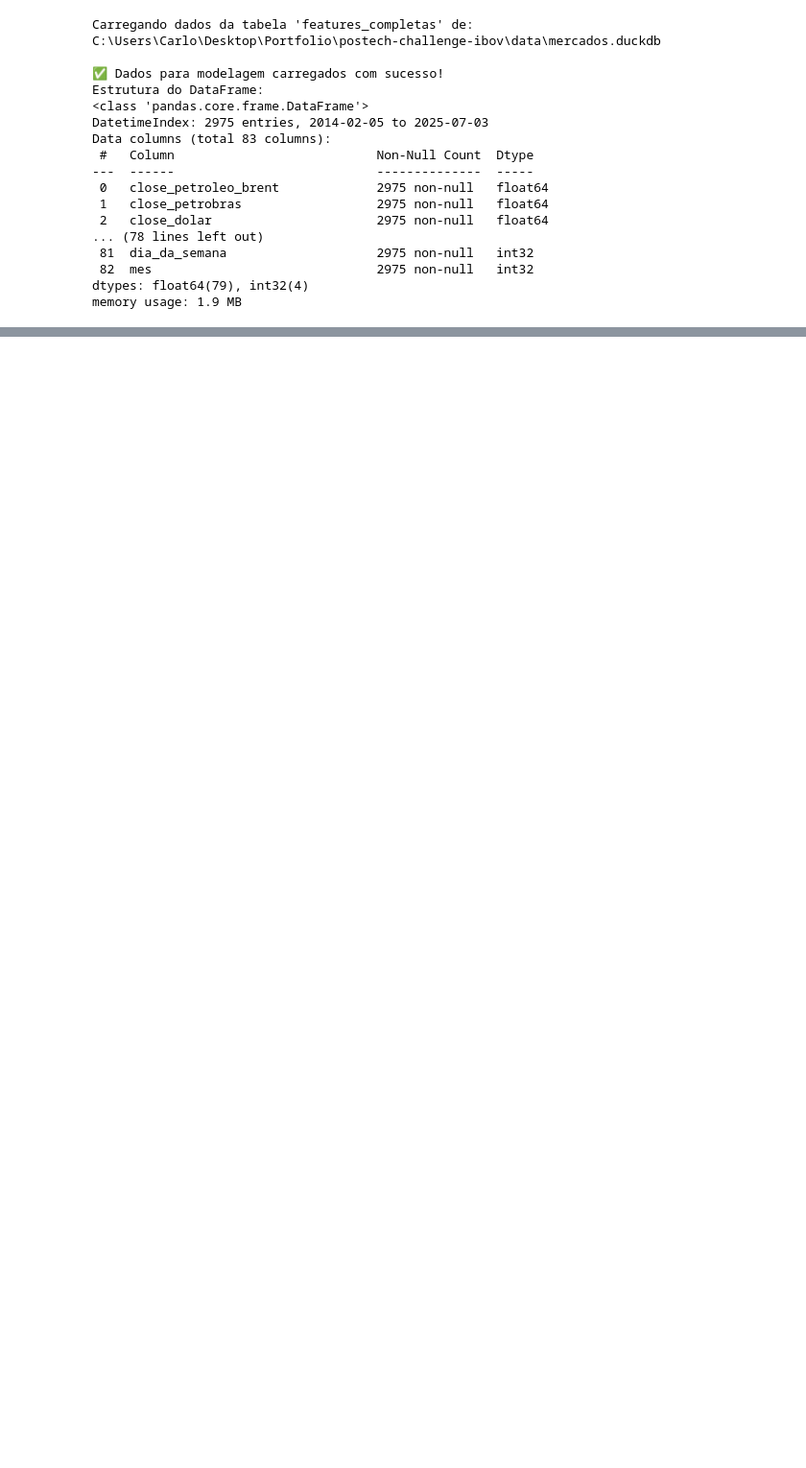
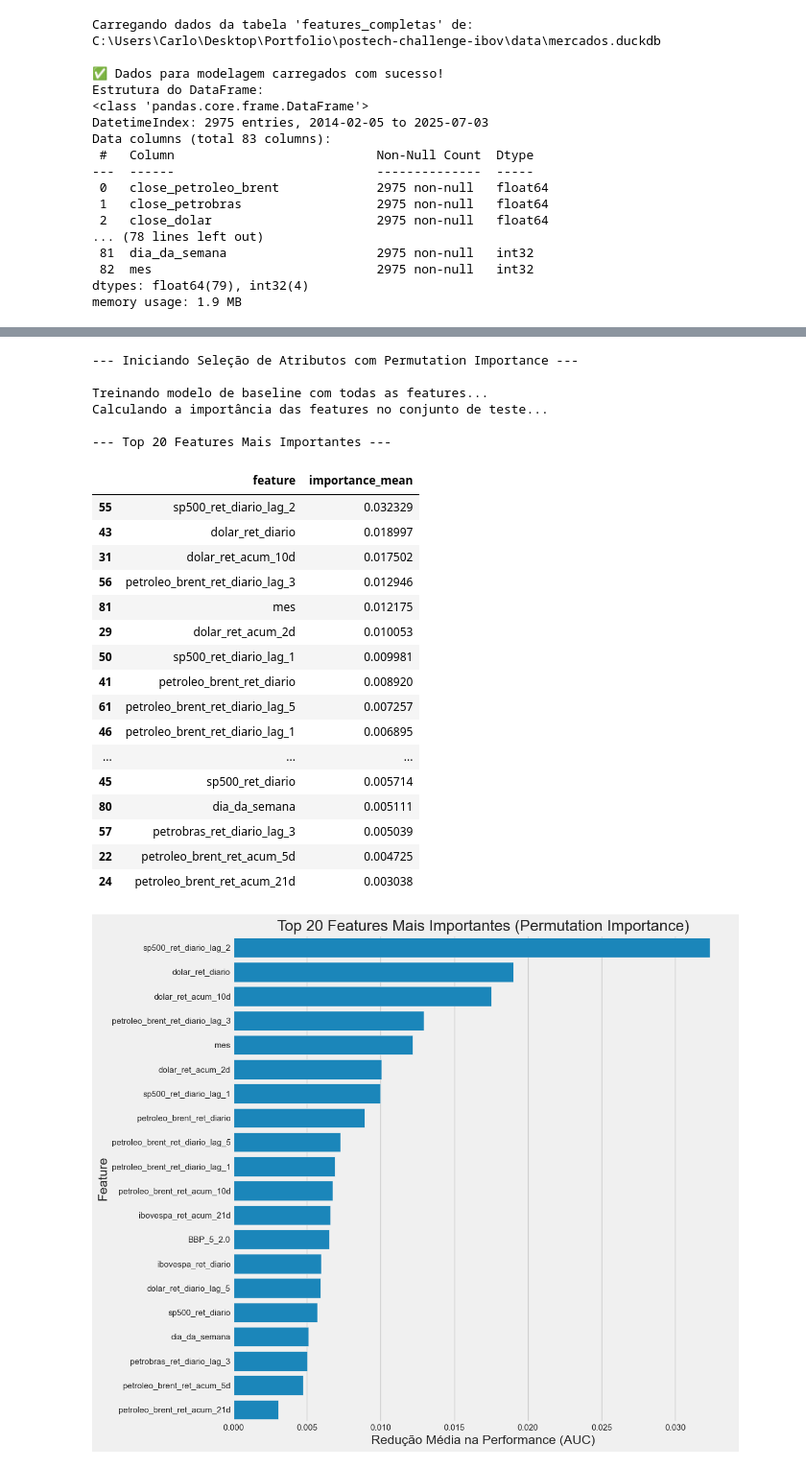
Before and after one commit to Carllux/FIAP-TC-2, a Jupyter notebook: notebooks/02_modelagem.ipynb, the cells around one changed output, grey strips where cells are left out. Shown: that part at 96% size. Drawn from its saved outputs; the diff is of its cells as text; code cells hidden in the pictures; blank space fills up the shorter version.

```diff
--- a/notebooks/02_modelagem.ipynb
+++ b/notebooks/02_modelagem.ipynb
@@ -105,0 +281,72 @@ Carregando dados da tabela 'features_completas' de: C:\Users\Carlo\Desktop\Portf
+# %%
+# Usaremos os dados X_treino, y_treino, X_teste, y_teste que já separamos.
+
+print("--- Iniciando Seleção de Atributos com Permutation Importance ---")
+
+# 1. Treinar um modelo LightGBM de baseline com TODAS as features
+# Usamos os dados de TREINO para treinar
+print("\nTreinando modelo de baseline com todas as features...")
+lgbm_baseline = lgb.LGBMClassifier(random_state=42, verbosity=-1)
+lgbm_baseline.fit(X_treino, y_treino)
+
+# 2. Calcular a Importância por Permutação
+# Usamos os dados de TESTE para avaliar a importância das features em dados não vistos
+print("Calculando a importância das features no conjunto de teste...")
+result = permutation_importance(
+    estimator=lgbm_baseline,
+    X=X_teste,
+    y=y_teste,
+    n_repeats=10,       # Repete o embaralhamento 10 vezes para um resultado mais estável
+    scoring='roc_auc',  # Usamos a métrica AUC como nosso critério de importância
+    random_state=42,
+    n_jobs=-1           # Usa todos os cores da CPU para acelerar
+)
+
+# 3. Organizar e Exibir os Resultados
+# Criamos um DataFrame com os resultados para facilitar a visualização
+df_importancia = pd.DataFrame(
+    {'feature': X_treino.columns, 'importance_mean': result.importances_mean}
+)
+# Ordenamos da mais importante para a menos importante
+df_importancia = df_importancia.sort_values(by='importance_mean', ascending=False)
+
+print("\n--- Top 20 Features Mais Importantes ---")
+display(df_importancia.head(20))
+
+# 4. Visualizar a Importância das Features
+plt.figure(figsize=(12, 10))
+sns.barplot(
+    x='importance_mean',
+    y='feature',
+    data=df_importancia.head(20) # Plotando apenas o top 20
+)
+plt.title('Top 20 Features Mais Importantes (Permutation Importance)')
+plt.xlabel('Redução Média na Performance (AUC)')
+plt.ylabel('Feature')
+plt.tight_layout()
+plt.show()
+# %% [output]
+--- Iniciando Seleção de Atributos com Permutation Importance ---
+
+Treinando modelo de baseline com todas as features...
+Calculando a importância das features no conjunto de teste...
+
+--- Top 20 Features Mais Importantes ---
+|  | feature | importance_mean |
+| 55 | sp500_ret_diario_lag_2 | 0.032329 |
+| 43 | dolar_ret_diario | 0.018997 |
+| 31 | dolar_ret_acum_10d | 0.017502 |
+| 56 | petroleo_brent_ret_diario_lag_3 | 0.012946 |
+| 81 | mes | 0.012175 |
+| 29 | dolar_ret_acum_2d | 0.010053 |
+| 50 | sp500_ret_diario_lag_1 | 0.009981 |
+| 41 | petroleo_brent_ret_diario | 0.008920 |
+| 61 | petroleo_brent_ret_diario_lag_5 | 0.007257 |
+| 46 | petroleo_brent_ret_diario_lag_1 | 0.006895 |
+| ... | ... | ... |
+| 45 | sp500_ret_diario | 0.005714 |
+| 80 | dia_da_semana | 0.005111 |
+| 57 | petrobras_ret_diario_lag_3 | 0.005039 |
+| 22 | petroleo_brent_ret_acum_5d | 0.004725 |
+| 24 | petroleo_brent_ret_acum_21d | 0.003038 |
+[figure, added]
```
Also changed, not shown: parts of 16 cells of this notebook.
